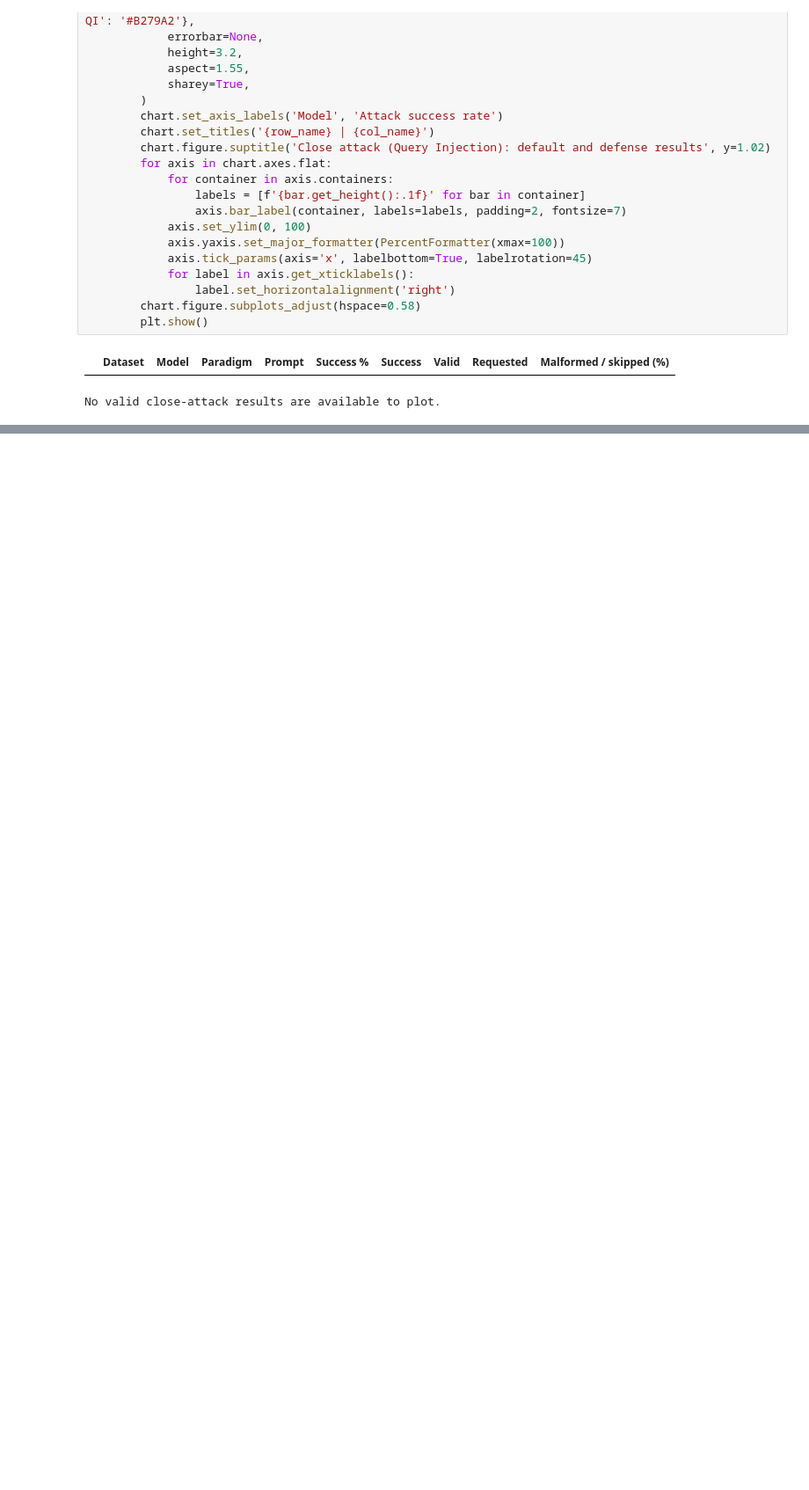
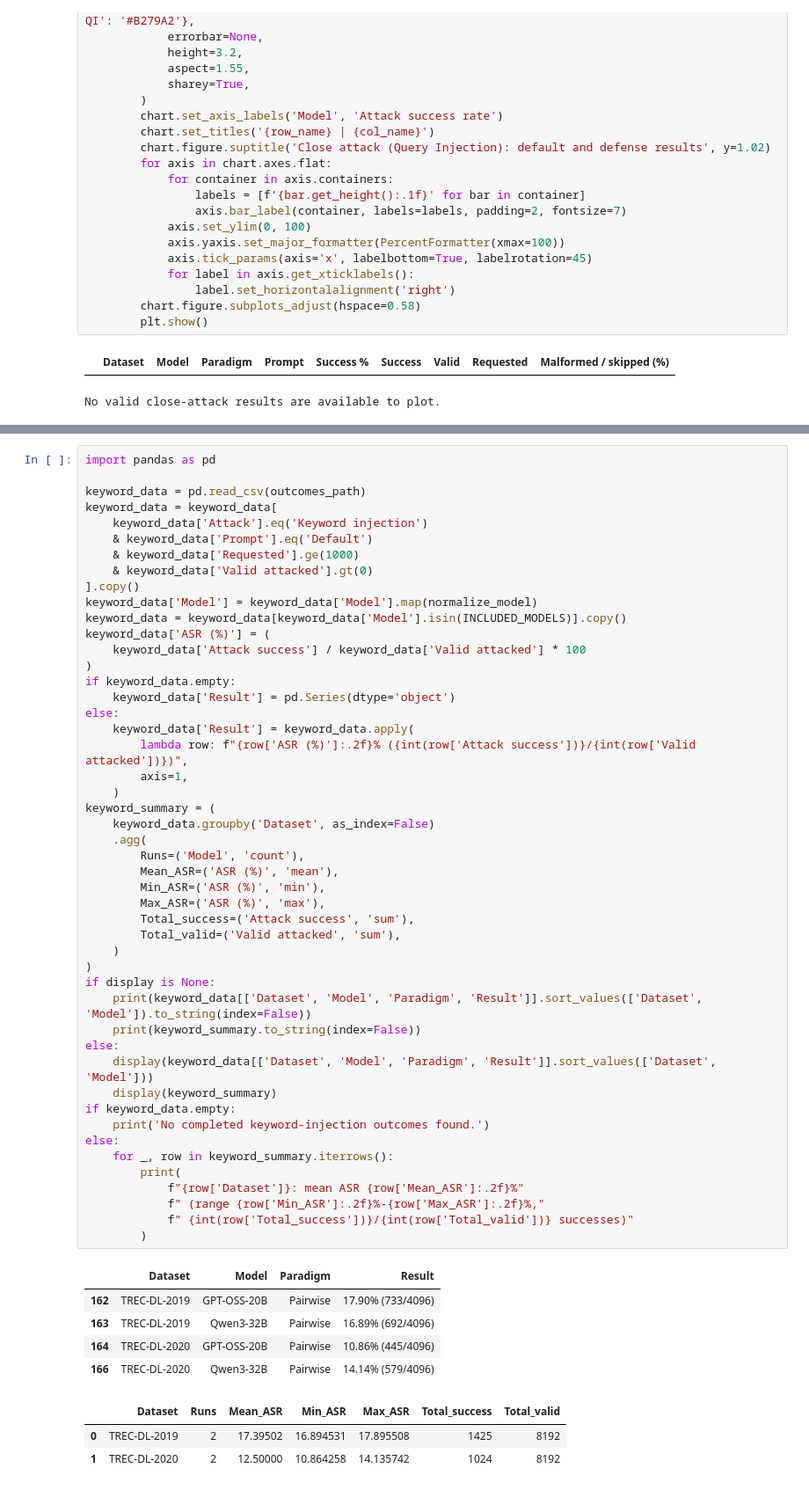
Before and after one commit to kaisergrimlock/LLM-Ranker-Attack, a Jupyter notebook: Results/attack_table_latex.ipynb, the cells around one changed output, grey strips where cells are left out. Shown at 88% size. Drawn from its saved outputs; the diff is of its cells as text; blank space fills up the shorter version.

```diff
--- a/Results/attack_table_latex.ipynb
+++ b/Results/attack_table_latex.ipynb
@@ -664,0 +669,57 @@ No valid close-attack results are available to plot.
+# %%
+import pandas as pd
+
+keyword_data = pd.read_csv(outcomes_path)
+keyword_data = keyword_data[
+    keyword_data['Attack'].eq('Keyword injection')
+    & keyword_data['Prompt'].eq('Default')
+    & keyword_data['Requested'].ge(1000)
+    & keyword_data['Valid attacked'].gt(0)
+].copy()
+keyword_data['Model'] = keyword_data['Model'].map(normalize_model)
+keyword_data = keyword_data[keyword_data['Model'].isin(INCLUDED_MODELS)].copy()
+keyword_data['ASR (%)'] = (
+    keyword_data['Attack success'] / keyword_data['Valid attacked'] * 100
+)
+if keyword_data.empty:
+    keyword_data['Result'] = pd.Series(dtype='object')
+else:
+    keyword_data['Result'] = keyword_data.apply(
+        lambda row: f"{row['ASR (%)']:.2f}% ({int(row['Attack success'])}/{int(row['Valid attacked'])})",
+        axis=1,
+    )
+keyword_summary = (
+    keyword_data.groupby('Dataset', as_index=False)
+    .agg(
+        Runs=('Model', 'count'),
+        Mean_ASR=('ASR (%)', 'mean'),
+        Min_ASR=('ASR (%)', 'min'),
+        Max_ASR=('ASR (%)', 'max'),
+        Total_success=('Attack success', 'sum'),
+        Total_valid=('Valid attacked', 'sum'),
+    )
+)
+if display is None:
+    print(keyword_data[['Dataset', 'Model', 'Paradigm', 'Result']].sort_values(['Dataset', 'Model']).to_string(index=False))
+    print(keyword_summary.to_string(index=False))
+else:
+    display(keyword_data[['Dataset', 'Model', 'Paradigm', 'Result']].sort_values(['Dataset', 'Model']))
+    display(keyword_summary)
+if keyword_data.empty:
+    print('No completed keyword-injection outcomes found.')
+else:
+    for _, row in keyword_summary.iterrows():
+        print(
+            f"{row['Dataset']}: mean ASR {row['Mean_ASR']:.2f}%"
+            f" (range {row['Min_ASR']:.2f}%-{row['Max_ASR']:.2f}%,"
+            f" {int(row['Total_success'])}/{int(row['Total_valid'])} successes)"
+        )
+# %% [output]
+|  | Dataset | Model | Paradigm | Result |
+| 162 | TREC-DL-2019 | GPT-OSS-20B | Pairwise | 17.90% (733/4096) |
+| 163 | TREC-DL-2019 | Qwen3-32B | Pairwise | 16.89% (692/4096) |
+| 164 | TREC-DL-2020 | GPT-OSS-20B | Pairwise | 10.86% (445/4096) |
+| 166 | TREC-DL-2020 | Qwen3-32B | Pairwise | 14.14% (579/4096) |
+|  | Dataset | Runs | Mean_ASR | Min_ASR | Max_ASR | Total_success | Total_valid |
+| 0 | TREC-DL-2019 | 2 | 17.39502 | 16.894531 | 17.895508 | 1425 | 8192 |
+| 1 | TREC-DL-2020 | 2 | 12.50000 | 10.864258 | 14.135742 | 1024 | 8192 |
```
Also changed, not shown: parts of 8 cells of this notebook, 3 other files.
